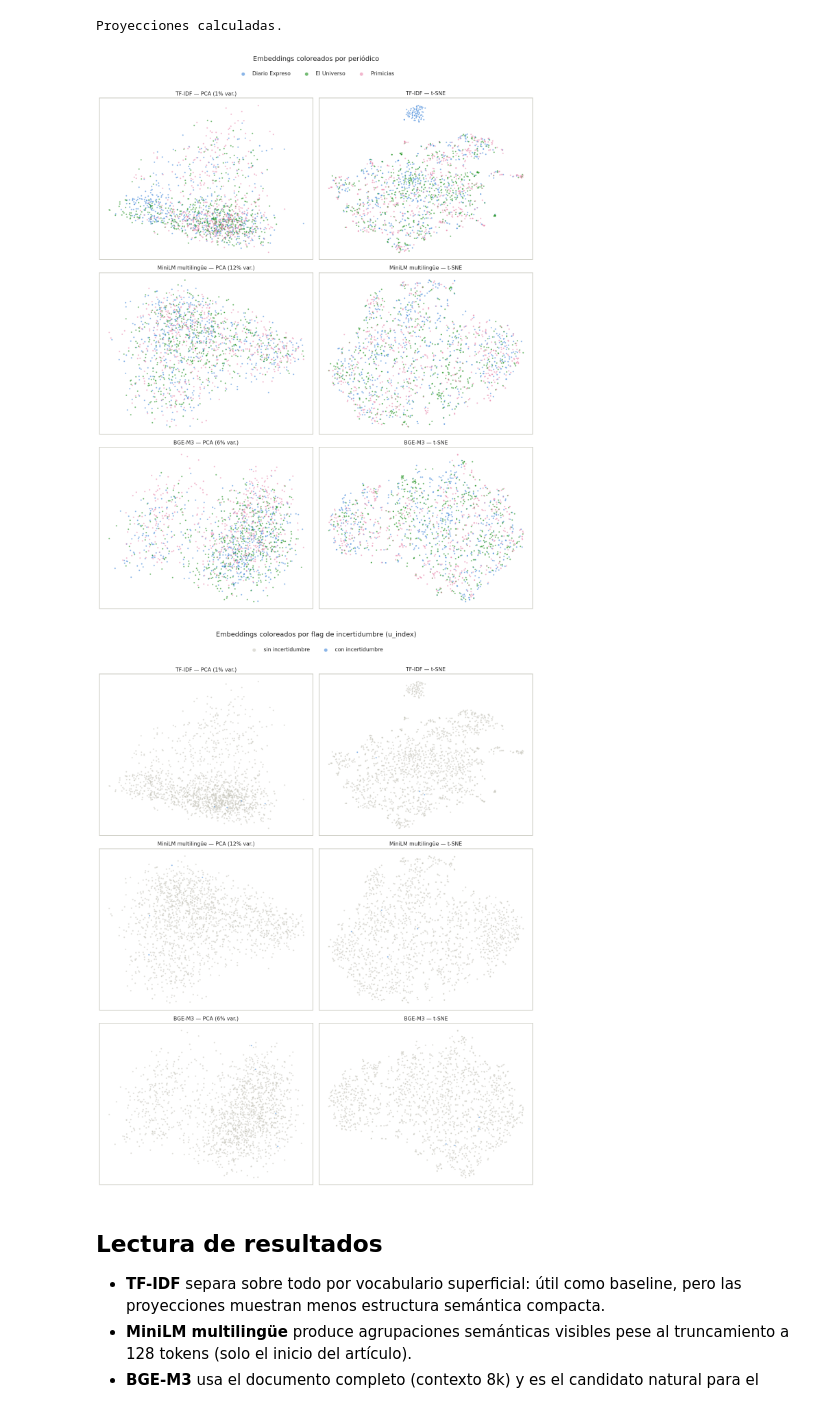
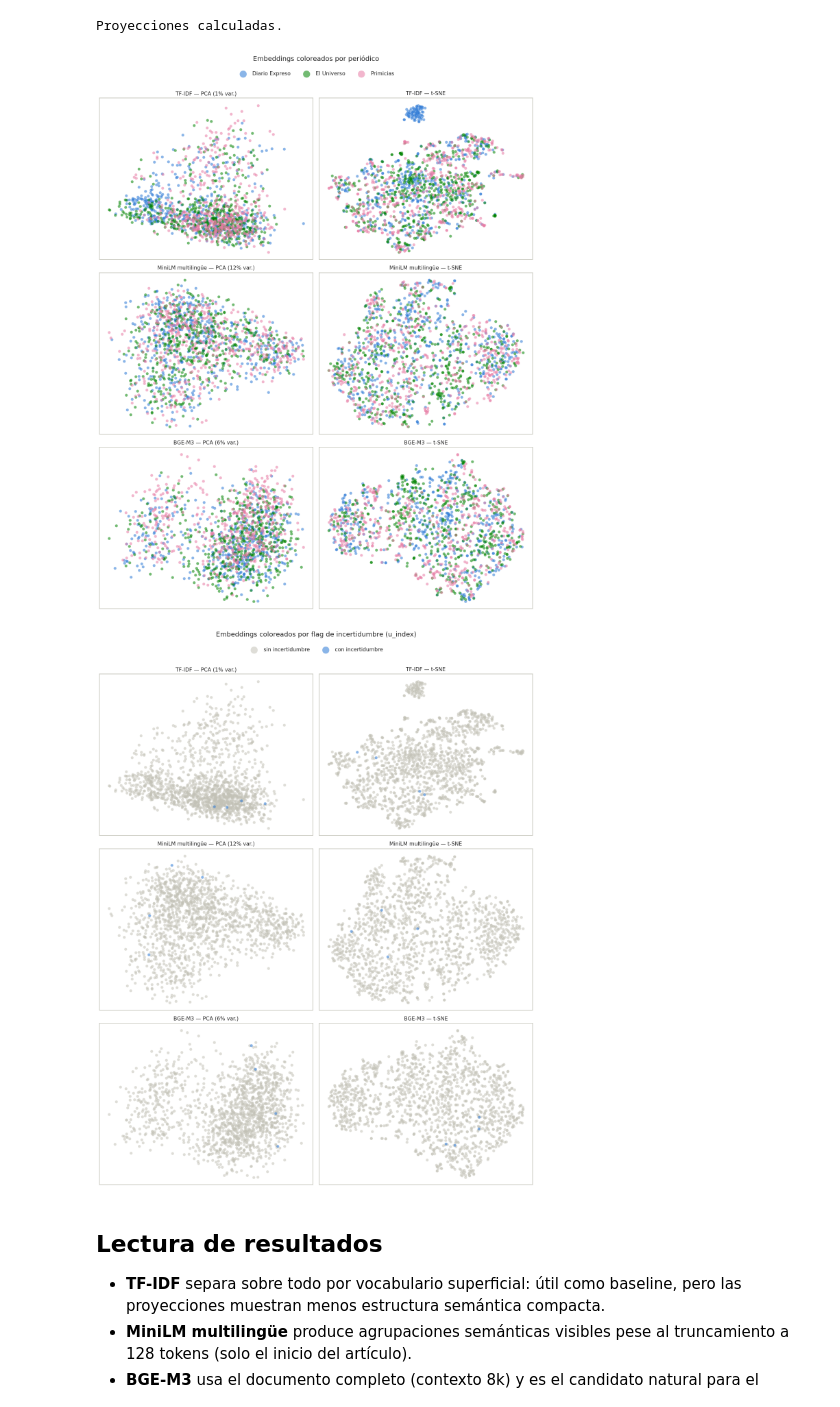
Before and after one commit to Pablouski7/clustering_n_rag_u_index, a Jupyter notebook: notebooks/eda.ipynb, the cells around one changed output. Drawn from its saved outputs; the diff is of its cells as text; code cells hidden in the pictures.

```diff
--- a/notebooks/eda.ipynb
+++ b/notebooks/eda.ipynb
@@ -468,33 +470,33 @@ Proyecciones calculadas.
 # %%
 def plot_proyecciones(color_por: str, titulo: str, colores: dict, etiquetas: dict):
     fig, axes = plt.subplots(3, 2, figsize=(13, 16))
     for fila, (nombre, (xy_pca, xy_tsne, var2)) in enumerate(proyecciones.items()):
         for col, (xy, tipo) in enumerate([(xy_pca, f"PCA ({var2:.0%} var.)"), (xy_tsne, "t-SNE")]):
             ax = axes[fila, col]
             for valor, color in colores.items():
                 mascara = (muestra[color_por] == valor).to_numpy()
-                ax.scatter(xy[mascara, 0], xy[mascara, 1], s=8, alpha=0.55, color=color,
+                ax.scatter(xy[mascara, 0], xy[mascara, 1], s=35, alpha=0.55, color=color,
                            label=etiquetas[valor], linewidths=0)
             ax.set_title(f"{nombre} — {tipo}", fontsize=11)
             ax.set_xticks([])
             ax.set_yticks([])
     handles, labels = axes[0, 0].get_legend_handles_labels()
     fig.legend(handles, labels, loc="upper center", ncol=len(colores), frameon=False,
                bbox_to_anchor=(0.5, 1.0), markerscale=2.5)
     fig.suptitle(titulo, y=1.02, fontsize=14)
     plt.tight_layout(rect=[0, 0, 1, 0.99])
     plt.show()
 
 
 plot_proyecciones("nombre_periodico", "Embeddings coloreados por periódico",
                   dict(zip(orden_per, PALETA)), {p: p for p in orden_per})
 # %% [output]
-[figure, old version]
+[figure, new version]
 # %%
 plot_proyecciones("u_index", "Embeddings coloreados por flag de incertidumbre (u_index)",
                   COLOR_FLAG, {0: "sin incertidumbre", 1: "con incertidumbre"})
 # %% [output]
-[figure, old version]
+[figure, new version]
 # %% [markdown]
 ## Lectura de resultados
 
```
Also changed, not shown: parts of 1 cell of this notebook, 1 other file.
